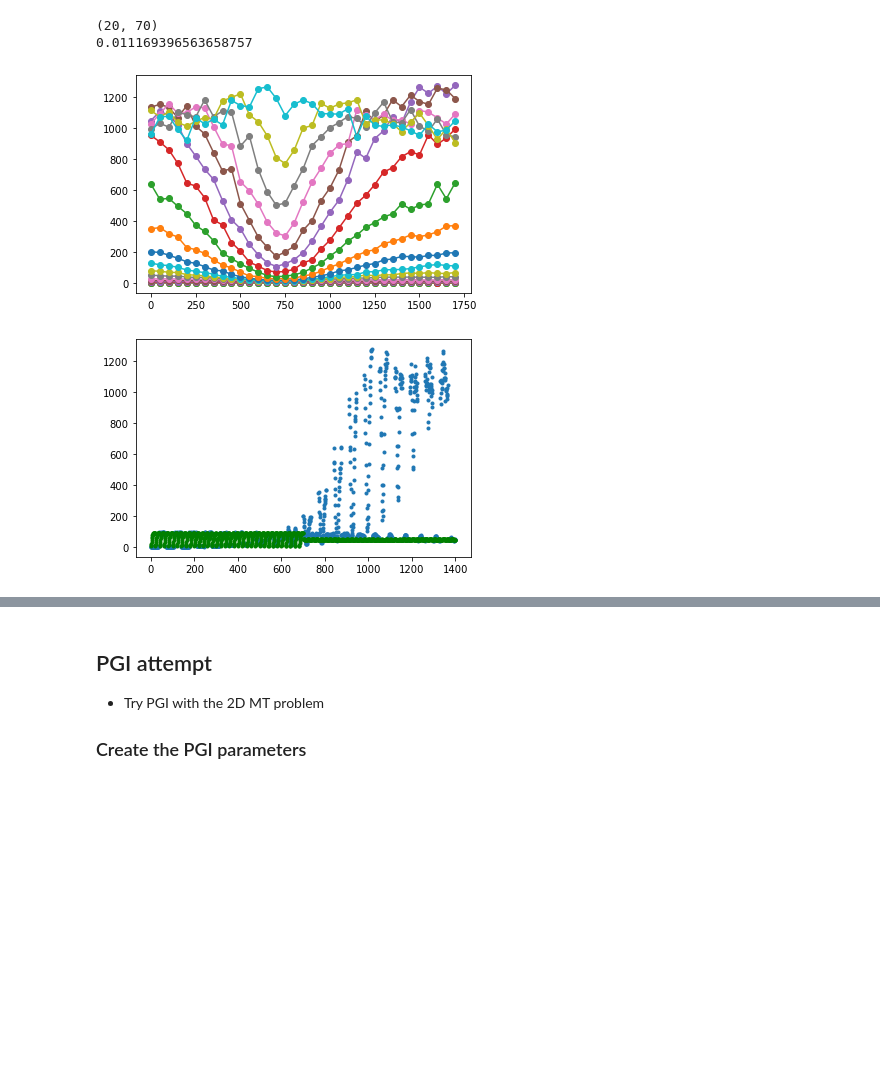
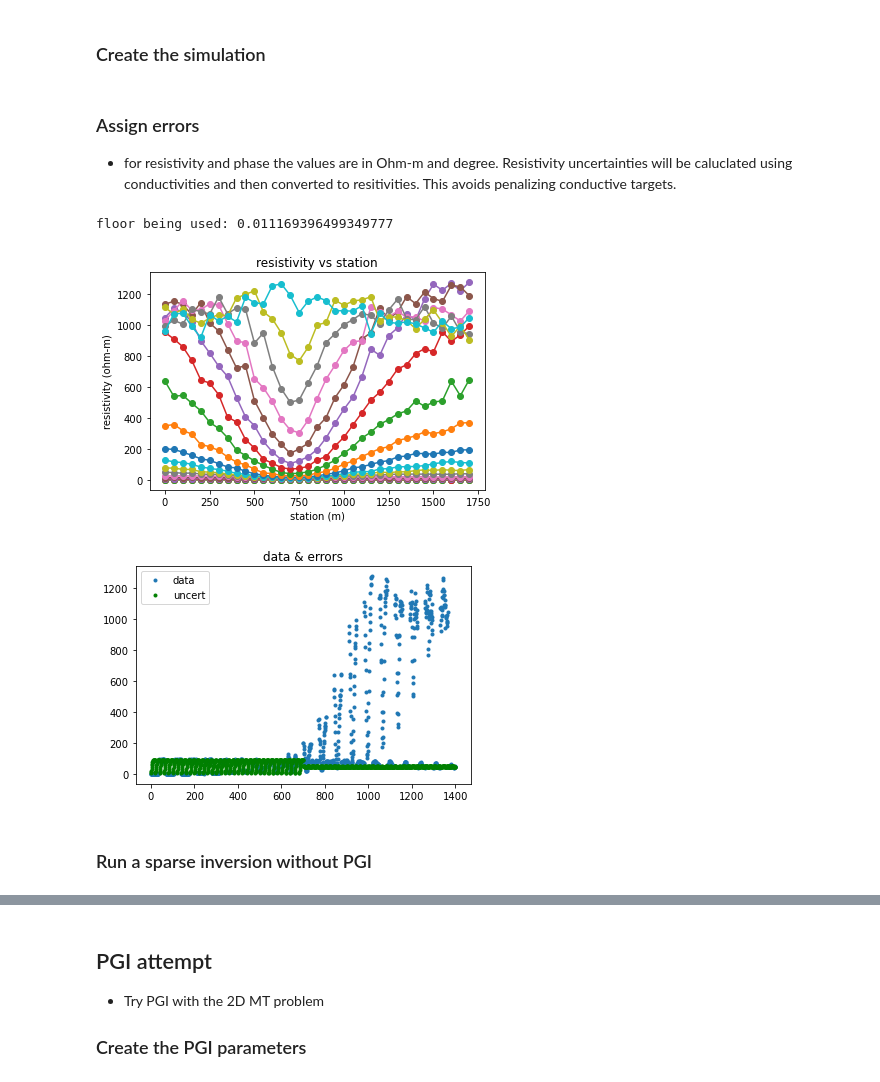
Before and after one commit to JKutt/transformers_segmentation, a Jupyter notebook: PGI/mt_h_topo_example.ipynb, the cells around one changed output, grey strips where cells are left out. Drawn from its saved outputs; the diff is of its cells as text; code cells hidden in the pictures; blank space fills up the shorter version.

```diff
--- a/PGI/mt_h_topo_example.ipynb
+++ b/PGI/mt_h_topo_example.ipynb
@@ -266,0 +165,2 @@ plt.show()
+# %% [markdown]
+### Create the simulation
@@ -267,10 +208,15 @@ plt.show()
+# %% [markdown]
+### Assign errors
+- for resistivity and phase the values are in Ohm-m and degree. Resistivity uncertainties will be caluclated using conductivities and then converted to resitivities. This avoids penalizing conductive targets.
 # %%
-# import xarray as xr
 
 # assign error
+
+# reshape the data so it is easier to work with
 data_rs = np.reshape(data_obs, (frequencies.shape[0], rx_locs.shape[0] * 2))
+
+# create the matrix that will become the uncertainty vector
 rs_error = np.zeros(data_rs.shape)
-print(rs_error.shape)
 
 # ds = xr.Dataset(
 #     data_vars=dict(
@@ -283,48 +229,44 @@ print(rs_error.shape)
 #         time=time,
 #         reference_time=reference_time,
 #     ),
 #     attrs=dict(description="res-phase"),
 # )
 
 # set some extended use variables
 num_sites = rx_locs.shape[0]
 
 eps = 1
 
 eps = np.percentile(1 / data_rs[:, num_sites:], 10)
-print(eps)
+print(f"floor being used: {eps}")
 for ii in range(data_rs.shape[0]):
 
-
-#     print(eps_i)
     std_r = 0.1
     std_i = 0.1
 
     rs_error[ii, :num_sites] = 1 / (np.abs(1 / data_rs[ii, :num_sites]) * std_r + eps)
     rs_error[ii, num_sites:] = np.abs(data_rs[ii, num_sites:]) * std_i + 40
 
     plt.plot(rx_locs[:, 0], data_rs[ii, :num_sites], '-o')
 #     plt.plot(rx_locs[:, 0], data_rs[ii, num_sites:], '-or')
-#     plt.title(str(frequencies[ii]))
+
+plt.xlabel("station (m)")
+plt.ylabel("resistivity (ohm-m)")
+plt.title("resistivity vs station")
 plt.show()
 
 std = rs_error.flatten('F')
-# # print(std[:5], rs_error[:5, 0])
 
-# eps = np.percentile(1 / data_obs, 10)
-# print(np.percentile(1 / data_obs, 10))
-# std = 1 / (abs((1 / data_obs) * 0.05) + eps)
-# plt.loglog(frequencies, data_obs[:20], '.')
 plt.plot(data_obs, '.')
-# print(data_obs.shape)
 plt.plot(std, '.g')
+plt.title("data & errors")
+plt.legend(['data', 'uncert'])
 plt.show()
-
-# plt.hist(sigma[actinds], 100)
 # %% [output]
-(20, 70)
-0.011169396563658757
+floor being used: 0.011169396499349777
-[figure, old version]
+[figure, new version]
-[figure, old version]
+[figure, new version]
+# %% [markdown]
+### Run a sparse inversion without PGI
 # %%
 active_cells = actinds
```
Also changed, not shown: parts of 13 cells of this notebook.
